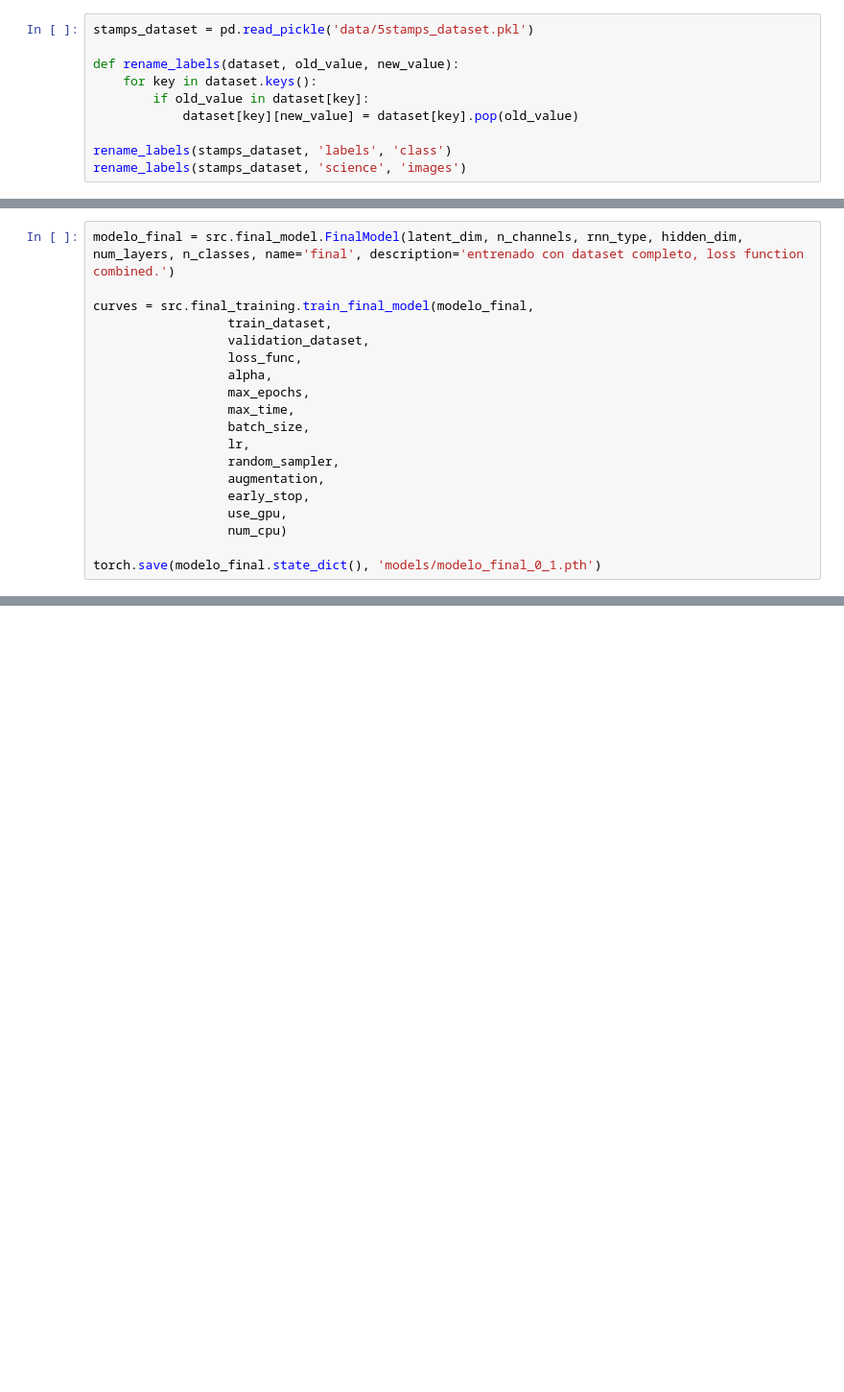
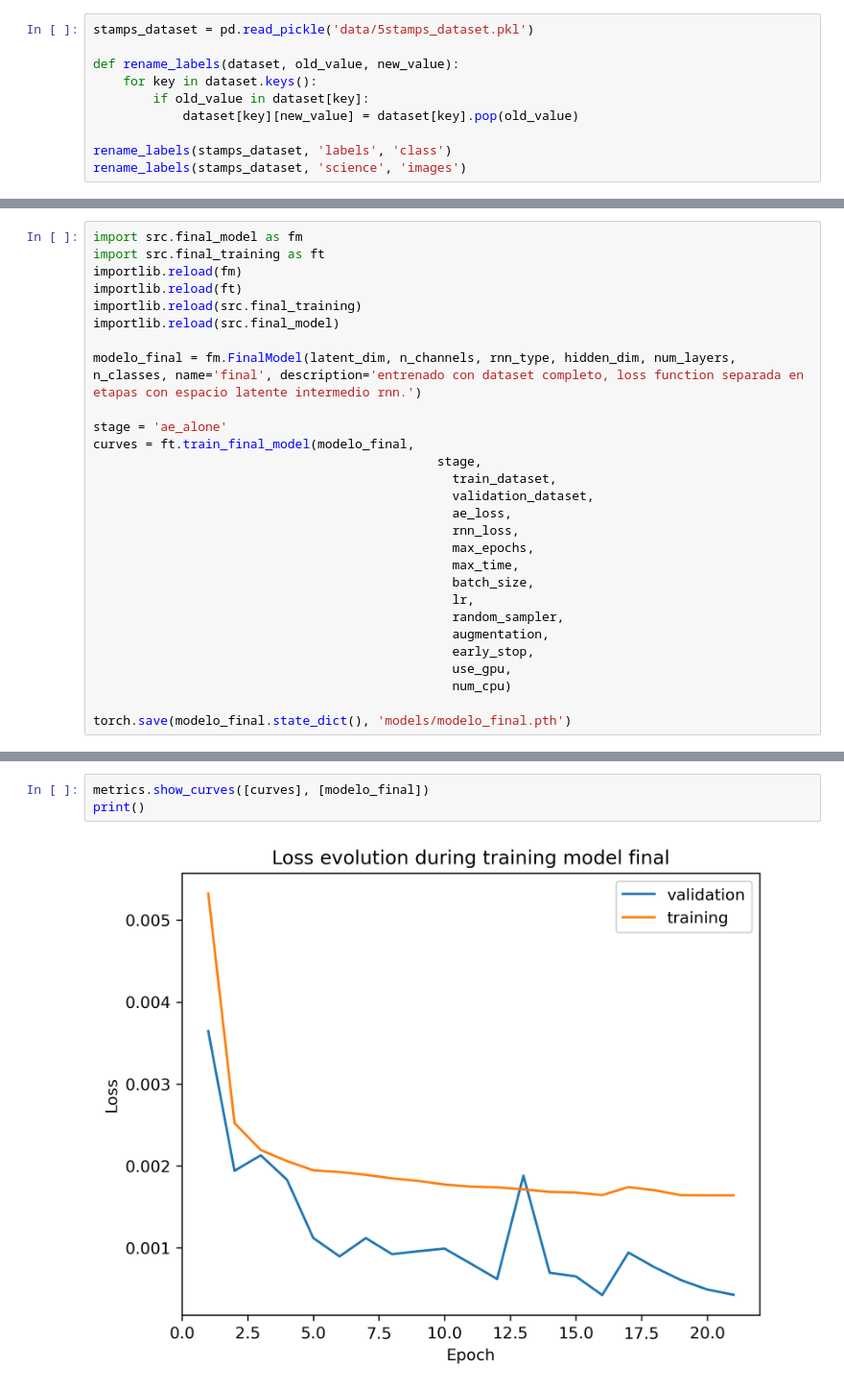
Before and after one commit to pmarconep/ZTF_alert_8a, a Jupyter notebook: final.ipynb, the cells around one changed output, grey strips where cells are left out. Shown: that part at 96% size. Saved outputs shown, nothing was run; the diff lists cells and outputs as text; blank space fills up the shorter version.

Commit message:
modelo entrenamiento por etapas

```diff
--- a/final.ipynb
+++ b/final.ipynb
@@ -149,21 +112,30 @@ importlib.reload(src.final_training)
 # %%
-modelo_final = src.final_model.FinalModel(latent_dim, n_channels, rnn_type, hidden_dim, num_layers, n_classes, name='final', description='entrenado con dataset completo, loss function combined.')
+import src.final_model as fm
+import src.final_training as ft
+importlib.reload(fm)
+importlib.reload(ft)
+importlib.reload(src.final_training)
+importlib.reload(src.final_model)
 
-curves = src.final_training.train_final_model(modelo_final,
-                  train_dataset,
-                  validation_dataset,
-                  loss_func,
-                  alpha,
-                  max_epochs,
-                  max_time,
-                  batch_size,
-                  lr,
-                  random_sampler,
-                  augmentation,
-                  early_stop,
-                  use_gpu,
-                  num_cpu)
+modelo_final = fm.FinalModel(latent_dim, n_channels, rnn_type, hidden_dim, num_layers, n_classes, name='final', description='entrenado con dataset completo, loss function separada en etapas con espacio latente intermedio rnn.')
 
-torch.save(modelo_final.state_dict(), 'models/modelo_final_0_1.pth')
+stage = 'ae_alone'
+curves = ft.train_final_model(modelo_final,
+                                              stage,
+                                                train_dataset,
+                                                validation_dataset,
+                                                ae_loss,
+                                                rnn_loss,
+                                                max_epochs,
+                                                max_time,
+                                                batch_size,
+                                                lr,
+                                                random_sampler,
+                                                augmentation,
+                                                early_stop,
+                                                use_gpu,
+                                                num_cpu)
+
+torch.save(modelo_final.state_dict(), 'models/modelo_final.pth')
 # %% [output]
 Setup finishied. Starting training...
@@ -170,0 +143,5 @@ RuntimeError: Expected 3D (unbatched) or 4D (batched) input to conv2d, but got i
+# %%
+metrics.show_curves([curves], [modelo_final])
+print()
+# %% [output]
+[figure, added]
```
Also changed, not shown: parts of 11 cells of this notebook, 4 other files.
